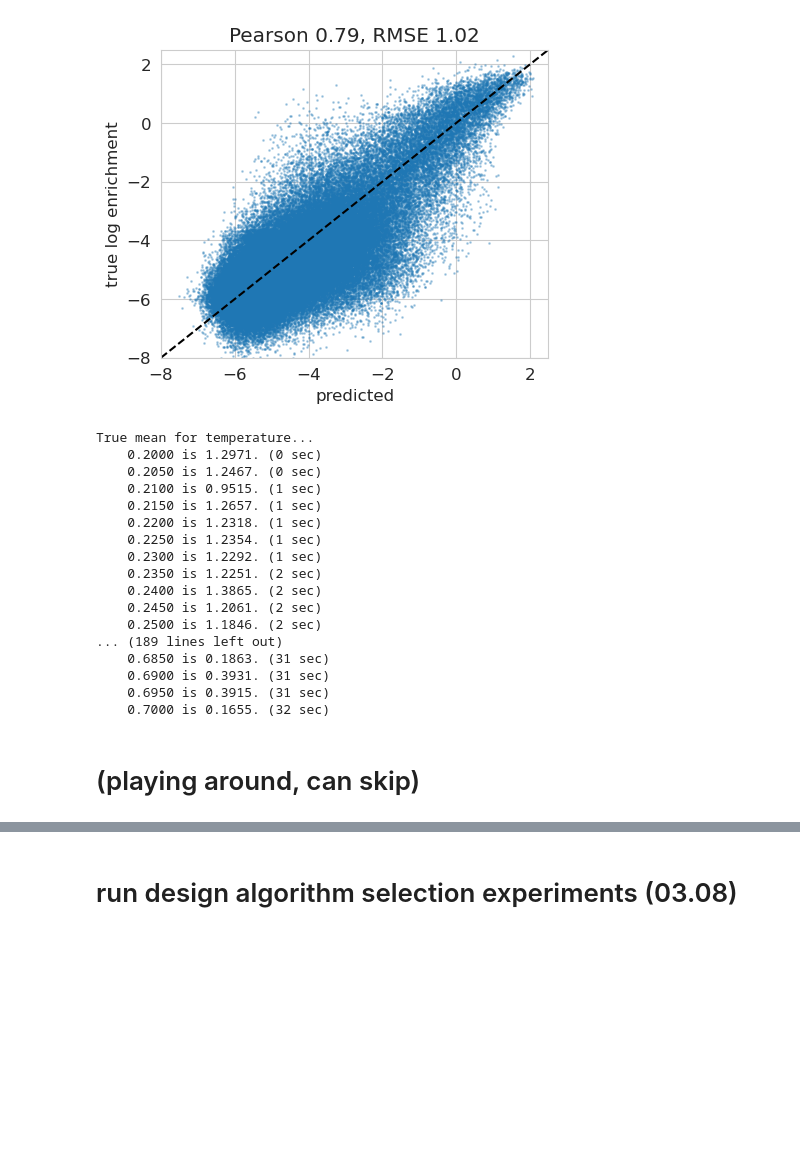
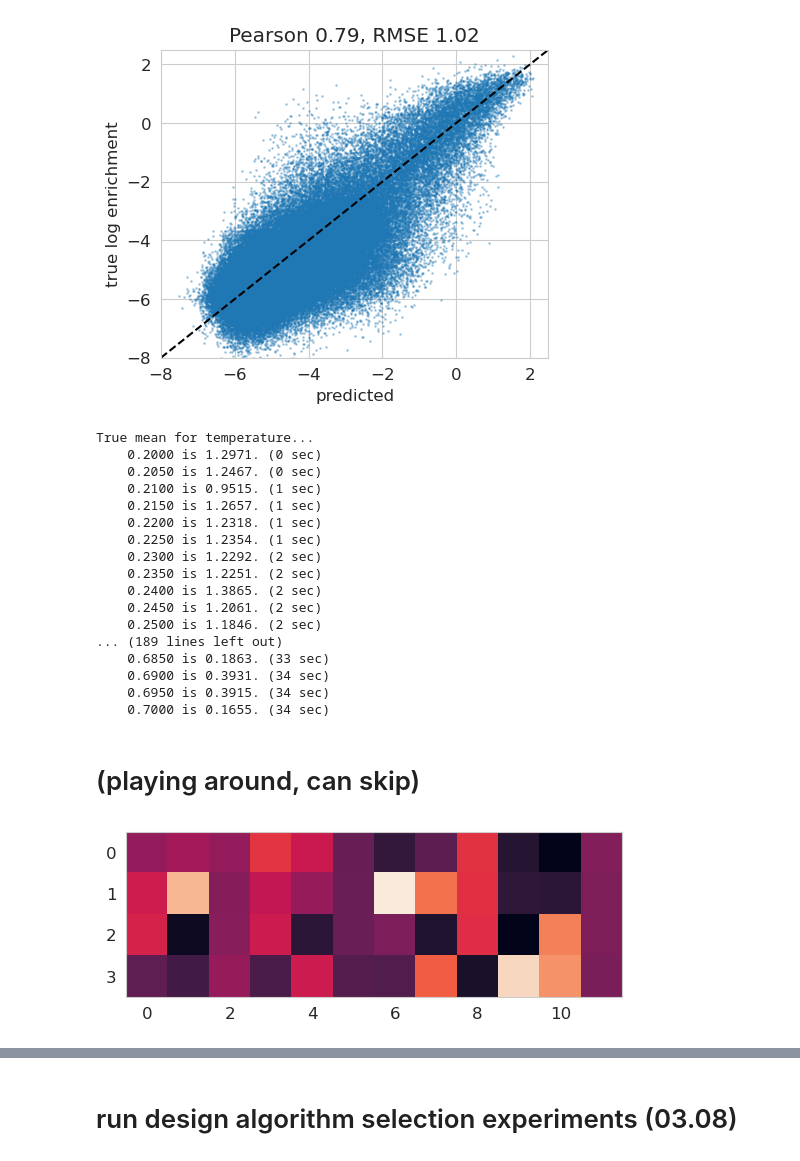
Before and after one commit to clarafy/design-algorithm-selection, a Jupyter notebook: notebooks/gb1-022823.ipynb, the cells around one changed output, grey strips where cells are left out. Cells and saved outputs as stored; diff of their text form; code cells hidden in the pictures; blank space fills up the shorter version.

```diff
--- a/notebooks/gb1-022823.ipynb
+++ b/notebooks/gb1-022823.ipynb
@@ -24,5 +24,5 @@ plt.rcParams["font.size"] = 12
 import seaborn as sns
 sns.set_style('whitegrid')
 
-MODEL_PATH = '/homefs/home/wongfanc/density-ratio-estimation/gb1-models/'
+MODEL_PATH = '/data/wongfanc/gb1-models/'
 # %% [output]
@@ -55,21 +72,4 @@ plt.title('GB1 data');
 # %%
-# load model
-reload(gb1)
-reload(models)
-
-n_hidden = 10
-n_model = 3
-device = torch.device(0)
-
-model = models.EnrichmentFeedForward(
-    4,
-    gb1.AA,
-    n_hidden=n_hidden,
-    n_model=n_model,
-    device=device
-)
-model.load('gb1-h10-5k-030123')
-
 # load all design distributions
 # temp2theta is a dictionary that maps real-valued temperature to the corresponding
 # design distribution, which is parameterized by a seq_len X 4 matrix called theta_lxa.
@@ -79,7 +79,7 @@ model.load('gb1-h10-5k-030123')
 # and (# protein residues) = 4 for this dataset.
 temperatures = np.arange(0.2, 0.701, 0.001)
 temp2theta = {
-    temp: np.load(MODEL_PATH + 'gb1-h10-5k-t{:.4f}-030123.npz'.format(temp))['theta_lxa']
+    round(temp, 4): np.load(MODEL_PATH + 'gb1-h10-5k-t{:.4f}-030123.npz'.format(temp))['theta_lxa']
     for temp in temperatures
 }
 
@@ -118,7 +118,7 @@ temp2mean = gb1.get_true_mean_label_from_theta(temp2theta, verbose=True)
 print('Max achievable mean label: {:.4f}'.format(np.max(list(temp2mean.values()))))
 
 # exceedance
-threshold = 1.1  # corresponds to 2x WT enrichment
+threshold = 1.1  # 0.7 corresponds to 2x WT enrichment
 temp2exceedance = gb1.get_true_mean_label_from_theta(temp2theta, threshold=threshold, verbose=True)
 # %% [output]
 True mean for temperature...
@@ -128,15 +128,24 @@ True mean for temperature...
     0.2150 is 1.2657. (1 sec)
     0.2200 is 1.2318. (1 sec)
     0.2250 is 1.2354. (1 sec)
-    0.2300 is 1.2292. (1 sec)
+    0.2300 is 1.2292. (2 sec)
     0.2350 is 1.2251. (2 sec)
     0.2400 is 1.3865. (2 sec)
     0.2450 is 1.2061. (2 sec)
     0.2500 is 1.1846. (2 sec)
 ... (189 lines left out)
-    0.6850 is 0.1863. (31 sec)
-    0.6900 is 0.3931. (31 sec)
-    0.6950 is 0.3915. (31 sec)
-    0.7000 is 0.1655. (32 sec)
+    0.6850 is 0.1863. (33 sec)
+    0.6900 is 0.3931. (34 sec)
+    0.6950 is 0.3915. (34 sec)
+    0.7000 is 0.1655. (34 sec)
 # %% [markdown]
 # (playing around, can skip)
+# %%
+temp = 0.279
+temp2theta[round(temp, 4)] = np.load(MODEL_PATH + 'gb1-h10-5k-t{:.4f}-030123.npz'.format(temp))['theta_lxa']
+# %%
+theta_lxa = temp2theta[0.23]
+plt.imshow(theta_lxa.T)
+plt.grid(None)
+# %% [output]
+[figure, added]
```
Also changed, not shown: parts of 18 cells of this notebook, 15 other files.
